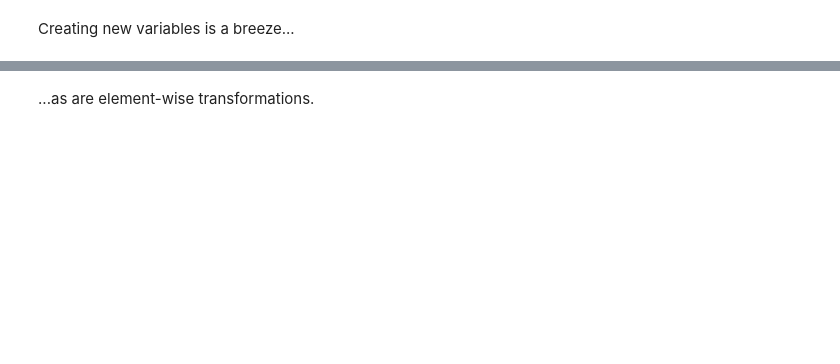
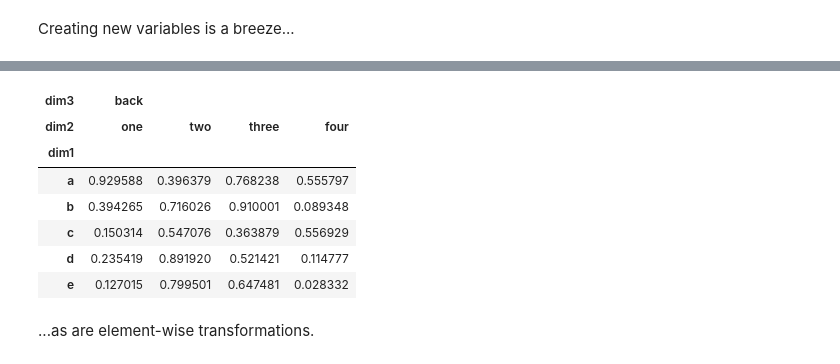
Before and after one commit to choct155/work_scratch, a Jupyter notebook: pandas_4_health.ipynb, the cells around one changed output, grey strips where cells are left out. Cells and saved outputs as stored; diff of their text form; code cells hidden in the pictures; blank space fills up the shorter version.

```diff
--- a/pandas_4_health.ipynb
+++ b/pandas_4_health.ipynb
@@ -168,3 +168,14 @@ d
+# %%
+d.T
+# %% [output]
+| dim3 | back |  |  |  |
+| dim2 | one | two | three | four |
+| dim1 |  |  |  |  |
+| a | 0.929588 | 0.396379 | 0.768238 | 0.555797 |
+| b | 0.394265 | 0.716026 | 0.910001 | 0.089348 |
+| c | 0.150314 | 0.547076 | 0.363879 | 0.556929 |
+| d | 0.235419 | 0.891920 | 0.521421 | 0.114777 |
+| e | 0.127015 | 0.799501 | 0.647481 | 0.028332 |
 # %% [markdown]
 ...as are element-wise transformations.
 # %%
```
Also changed, not shown: parts of 22 cells of this notebook, 9 other files.
